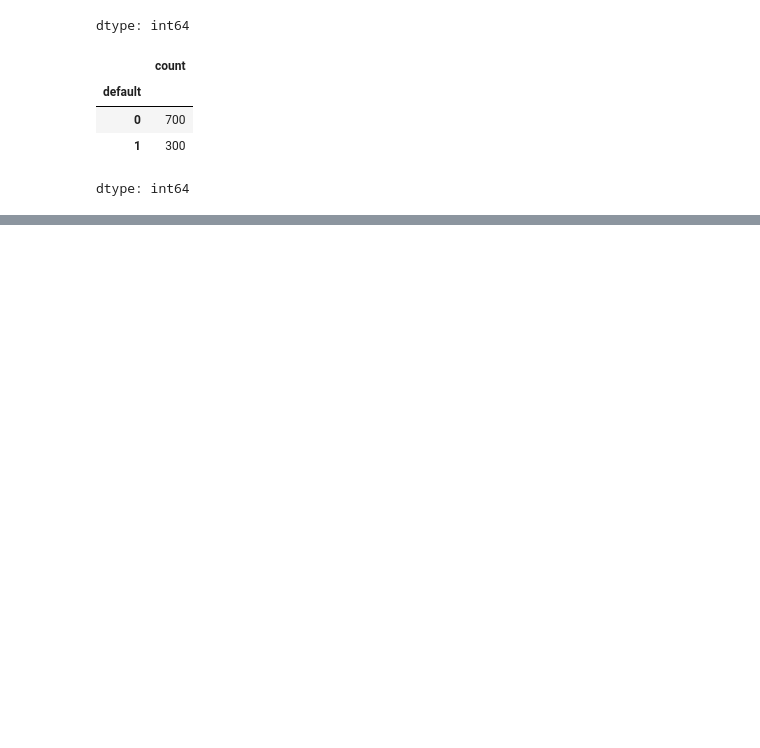
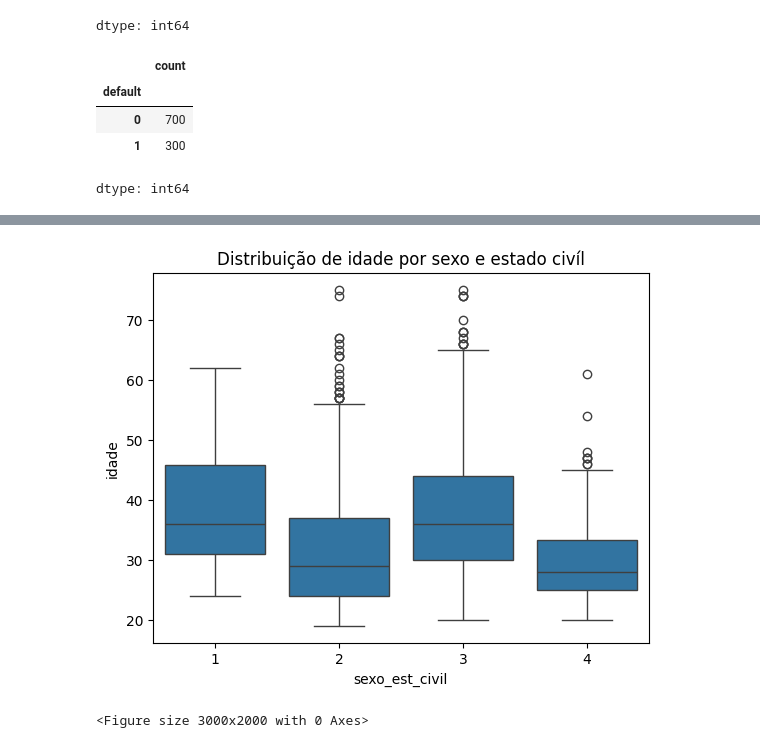
Before and after one commit to danielcperalba/credit_scoring, a Jupyter notebook: credit_scoring.ipynb, the cells around one changed output, grey strips where cells are left out. Cells and saved outputs as stored; diff of their text form; code cells hidden in the pictures; blank space fills up the shorter version.

```diff
--- a/credit_scoring.ipynb
+++ b/credit_scoring.ipynb
@@ -475,0 +508,10 @@ dtype: int64
+# %%
+sns.boxplot(x='sexo_est_civil', y='idade', data = dados)
+plt.title('Distribuição de idade por sexo e estado civíl')
+
+plt.figure(figsize = (30, 20))
+
+plt.show()
+# %% [output]
+[figure, added]
+<Figure size 3000x2000 with 0 Axes>
```
Also changed, not shown: parts of 10 cells of this notebook.
